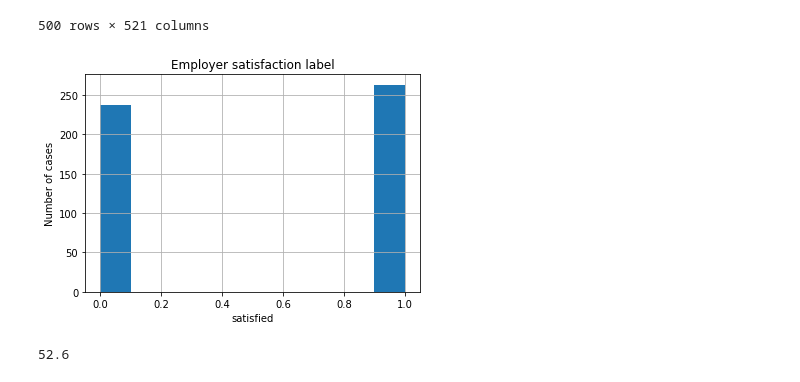
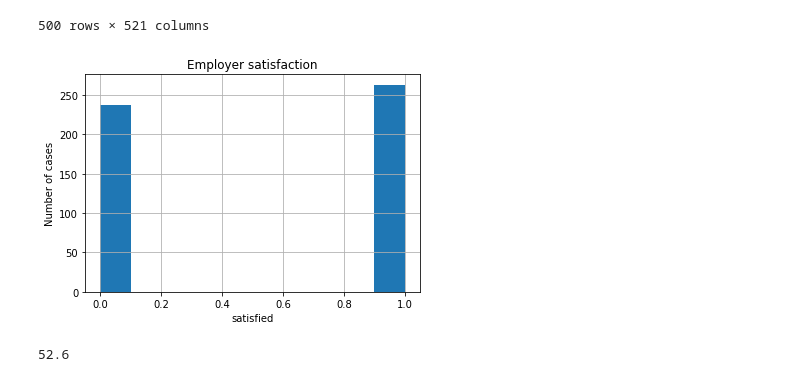
Before and after one commit to ss21462/CE888, a Jupyter notebook: employee satisfaction index 10.ipynb, the cells around one changed output. Saved outputs shown, nothing was run; the diff lists cells and outputs as text; code cells hidden in the pictures.

```diff
--- a/employee satisfaction index 10.ipynb
+++ b/employee satisfaction index 10.ipynb
@@ -97,15 +97,15 @@ df
 # %%
 hist1=df['satisfied'].hist()
 
 fig=hist1.get_figure()
 
-pl.title('Employer satisfaction label')
+pl.title('Employer satisfaction')
 pl.xlabel('satisfied')
 pl.ylabel('Number of cases')
 
 fig.savefig('balanced1')
 # %% [output]
-[figure, old version]
+[figure, new version]
 # %%
 imbalance=len(df[df['satisfied']==1])/len(df['satisfied'])*100
 imbalance
```
Also changed, not shown: parts of 6 cells of this notebook.
